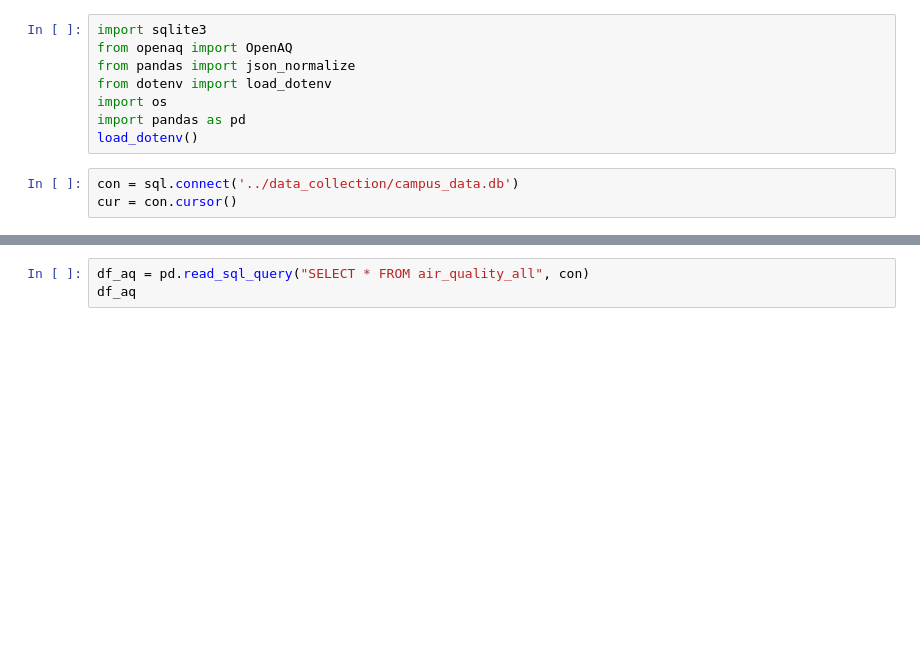
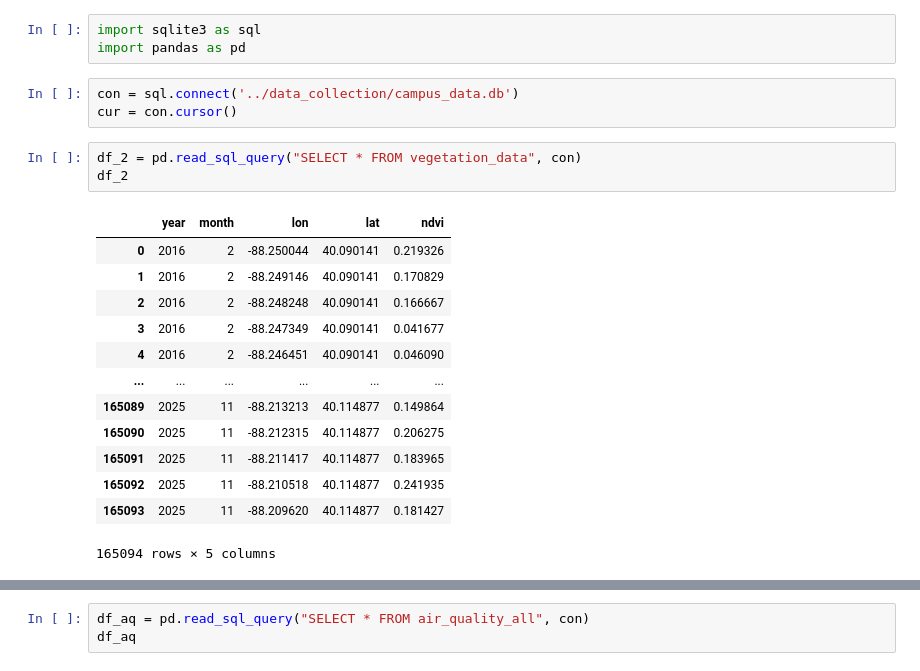
Before and after one commit to infoshubhjain/SIGAIDA-CAMPUS-ENERGY, a Jupyter notebook: visualizations/testing-stuff.ipynb, the cells around one changed output, grey strips where cells are left out. Drawn from its saved outputs; the diff is of its cells as text; blank space fills up the shorter version.

```diff
--- a/visualizations/testing-stuff.ipynb
+++ b/visualizations/testing-stuff.ipynb
@@ -1,11 +1,23 @@
 # %%
-import sqlite3
-from openaq import OpenAQ
-from pandas import json_normalize
-from dotenv import load_dotenv
-import os
+import sqlite3 as sql
 import pandas as pd
-load_dotenv()
 # %%
 con = sql.connect('../data_collection/campus_data.db')
 cur = con.cursor()
+# %%
+df_2 = pd.read_sql_query("SELECT * FROM vegetation_data", con)
+df_2
+# %% [output]
+|  | year | month | lon | lat | ndvi |
+| 0 | 2016 | 2 | -88.250044 | 40.090141 | 0.219326 |
+| 1 | 2016 | 2 | -88.249146 | 40.090141 | 0.170829 |
+| 2 | 2016 | 2 | -88.248248 | 40.090141 | 0.166667 |
+| 3 | 2016 | 2 | -88.247349 | 40.090141 | 0.041677 |
+| 4 | 2016 | 2 | -88.246451 | 40.090141 | 0.046090 |
+| ... | ... | ... | ... | ... | ... |
+| 165089 | 2025 | 11 | -88.213213 | 40.114877 | 0.149864 |
+| 165090 | 2025 | 11 | -88.212315 | 40.114877 | 0.206275 |
+| 165091 | 2025 | 11 | -88.211417 | 40.114877 | 0.183965 |
+| 165092 | 2025 | 11 | -88.210518 | 40.114877 | 0.241935 |
+| 165093 | 2025 | 11 | -88.209620 | 40.114877 | 0.181427 |
+165094 rows × 5 columns
```
Also changed, not shown: parts of 7 cells of this notebook, 2 other files.
